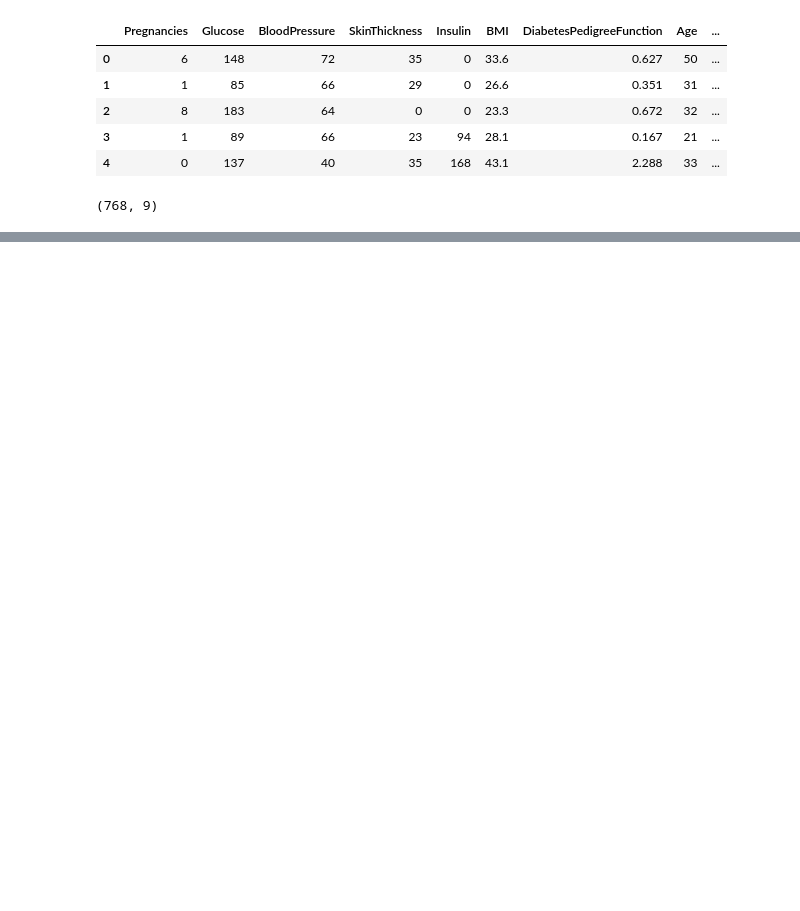
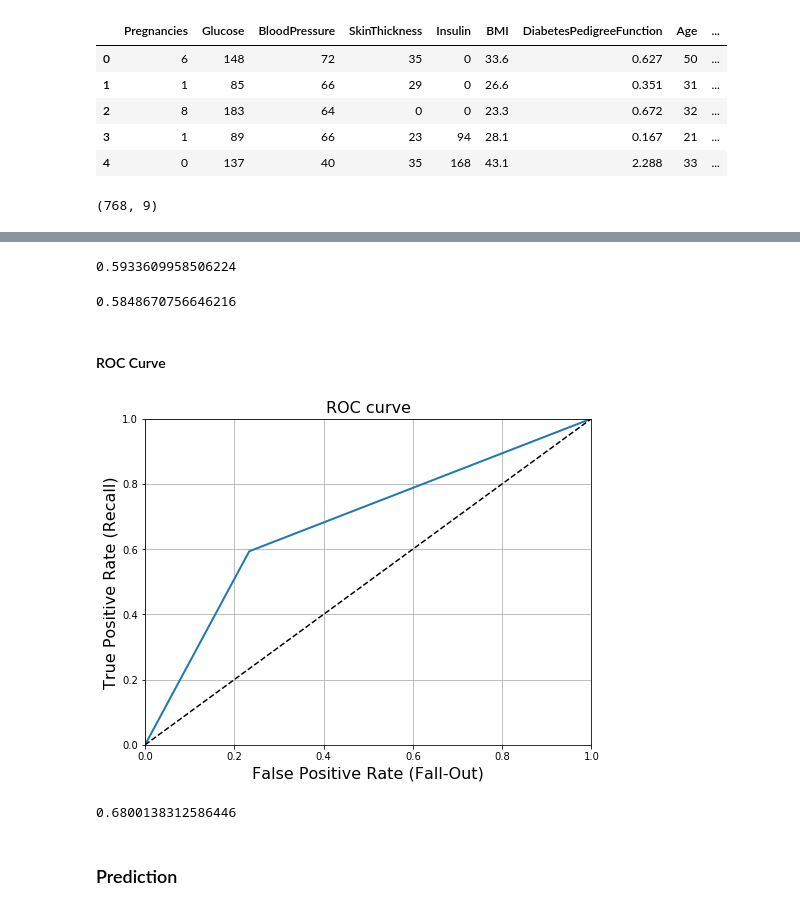
Before and after one commit to veb-101/Machine-Learning-Algorithms, a Jupyter notebook: Decision Trees/decision tree.ipynb, the cells around one changed output, grey strips where cells are left out. Saved outputs shown, nothing was run; the diff lists cells and outputs as text; code cells hidden in the pictures; blank space fills up the shorter version.

```diff
--- a/Decision Trees/decision tree.ipynb
+++ b/Decision Trees/decision tree.ipynb
@@ -144,14 +225,22 @@ diabetes_data.shape
 X = diabetes_data[cols[:-1]]
 y = diabetes_data[cols[-1]]
 
-X_train, X_test, y_train, y_test = train_test_split(X, y, test_size=0.2, shuffle=True, random_state=42)
+scaler = MinMaxScaler()
+scaled_X = scaler.fit_transform(X)
 
-means = np.mean(X_train, axis=0)
-stds = np.std(X_train, axis=0)
-X_train = (X_train - means)/stds
-X_test = (X_test - means)/stds
+X_train, X_test, y_train, y_test = train_test_split(scaled_X, y, test_size=0.1, stratify=y, random_state=42)
 
-X_train = X_train.values
+
 y_train = y_train.values
-X_test = X_test.values
 y_test = y_test.values
+# %%
+# from sklearn.model_selection import cross_validate
+from sklearn.model_selection import cross_val_score
+
+dec_clf = DecisionTree(max_depth=12)
+
+# cv_results = cross_validate(dec_clf, X_train, y_train, cv=2, scoring='accuracy', return_estimator=True)
+# clf = cv_results["estimator"][1]
+
+
+scores =  cross_val_score(dec_clf, X_train, y_train, cv=2, scoring='accuracy')
@@ -157,0 +258,4 @@ y_test = y_test.values
+# %%
+from sklearn.model_selection import cross_val_predict
+
+y_train_pred = cross_val_predict(dec_clf, X_train, y_train, cv=2)
@@ -157,0 +280,10 @@ y_test = y_test.values
+# %%
+recall_score(y_train, y_train_pred)
+# %% [output]
+0.5933609958506224
+# %%
+f1_score(y_train, y_train_pred)
+# %% [output]
+0.5848670756646216
+# %% [markdown]
+#### ROC Curve
@@ -158,3 +292,27 @@ y_test = y_test.values
+# %%
+fpr, tpr, _ = roc_curve(y_train, y_train_pred)
+# %%
+def plot_roc_curve(fpr, tpr, label=None):
+    plt.plot(fpr, tpr, linewidth=2, label=label)
+    plt.plot([0, 1], [0, 1], 'k--')
+    plt.axis([0, 1, 0, 1])
+    plt.title("ROC curve", fontsize=16)
+    plt.xlabel('False Positive Rate (Fall-Out)', fontsize=16)
+    plt.ylabel('True Positive Rate (Recall)', fontsize=16)
+    plt.grid(True)
+
+plt.figure(figsize=(8, 6))
+plot_roc_curve(fpr, tpr)
+plt.show()
+# %% [output]
+[figure, added]
+# %%
+from sklearn.metrics import roc_auc_score
+roc_auc_score(y_train, y_train_pred)
+# %% [output]
+0.6800138312586446
+# %% [markdown]
+### Prediction
 # %%
 clf = DecisionTree(max_depth=14)
 clf.fit(X_train, y_train)
```
Also changed, not shown: parts of 34 cells of this notebook, 1 other file.
